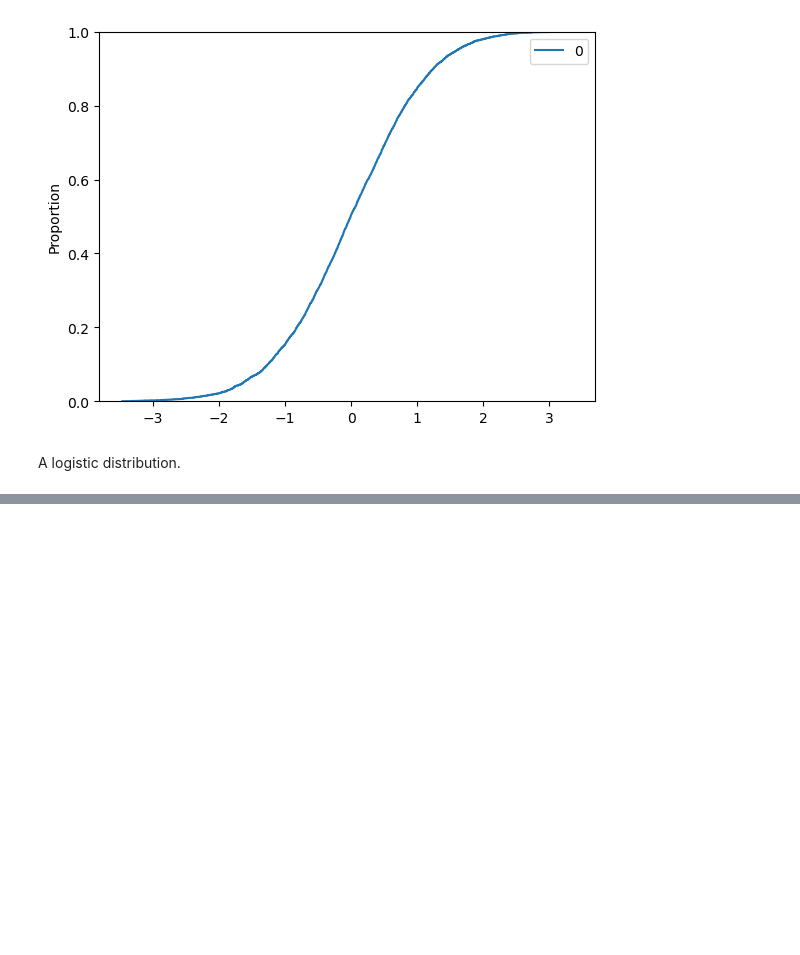
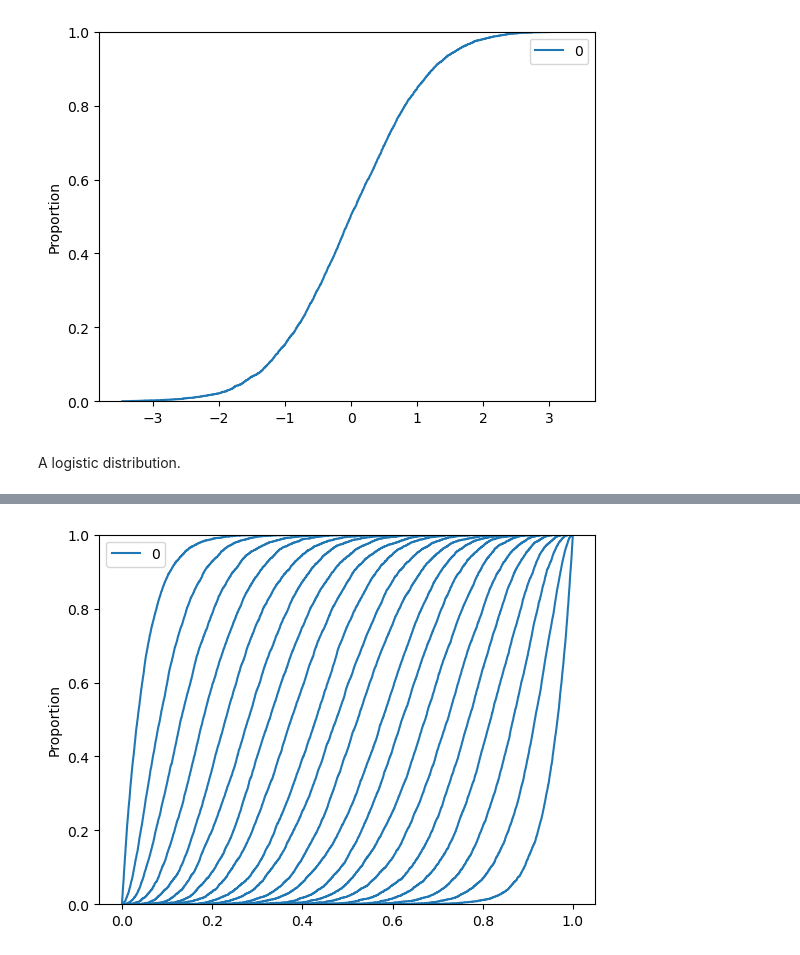
Before and after one commit to sayuri005/uu_categorical_and_numeric, a Jupyter notebook: thursday_lab/lab4.ipynb, the cells around one changed output, grey strips where cells are left out. Drawn from its saved outputs; the diff is of its cells as text; code cells hidden in the pictures; blank space fills up the shorter version.

```diff
--- a/thursday_lab/lab4.ipynb
+++ b/thursday_lab/lab4.ipynb
@@ -72,2 +85,23 @@ Looks like a normal distribution. Making p smaller shifts the center to posiive
 # %%
-#4
+#5
+data5 = rng.uniform(0,1,20)
+sorted_data = sorted(data5, reverse=True)
+sorted_data
+all =[]
+K=20
+start=0
+for x in range(K):
+    result_5=[]
+    for i in range(5000):
+        each_round_5 =  rng.uniform(0,1,20)
+        sorted_data_5 = sorted(each_round_5, reverse=True)
+        select_num = sorted_data_5[start]
+        result_5.append(select_num)
+    all.append(result_5)
+    start = start + 1
+
+for rank in all:
+    df_5 = pd.DataFrame(rank)
+    sns.ecdfplot(data=df_5)
+# %% [output]
+[figure, added]
```
Also changed, not shown: parts of 5 cells of this notebook, 3 other files.
